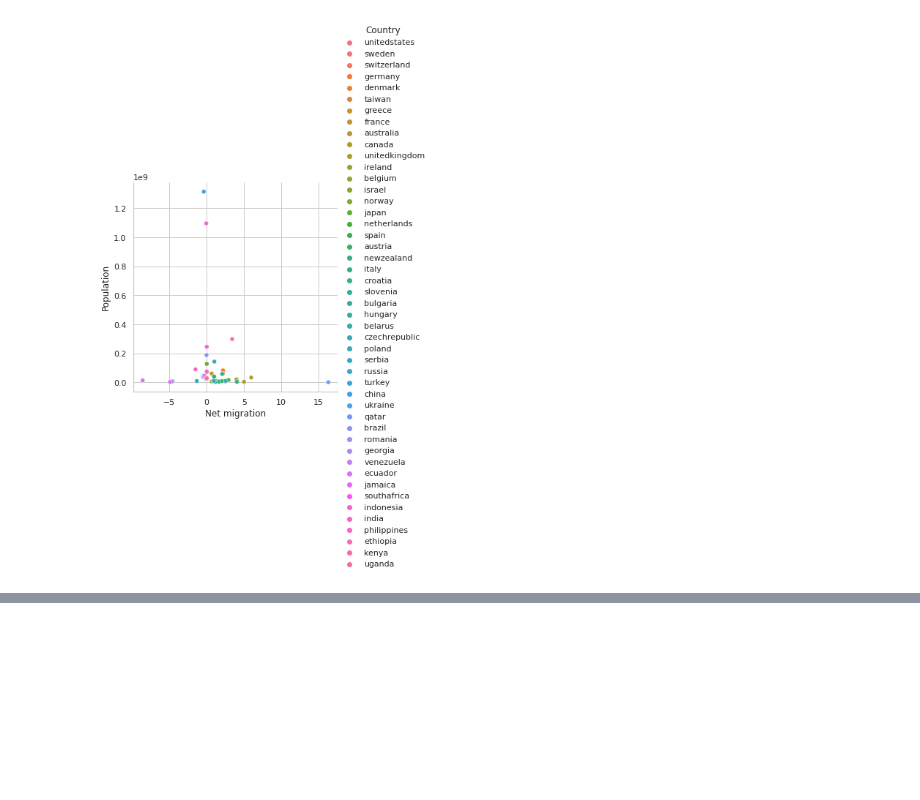
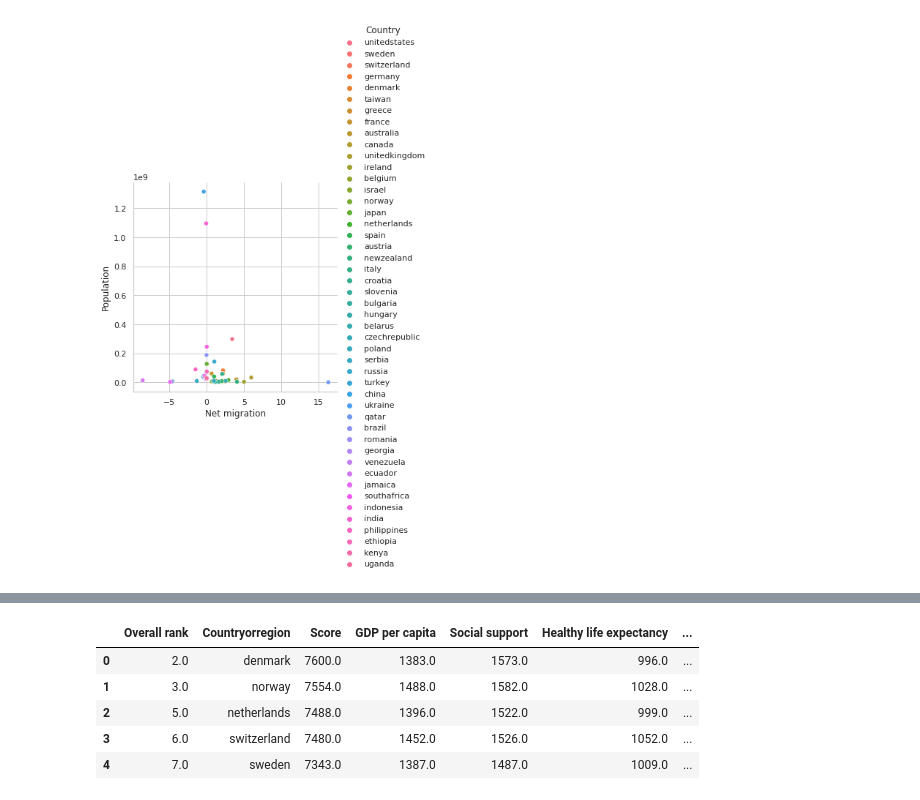
Before and after one commit to HugoVasc/DesafioCIS, a Jupyter notebook: Desafio.ipynb, the cells around one changed output, grey strips where cells are left out. Saved outputs shown, nothing was run; the diff lists cells and outputs as text; code cells hidden in the pictures; blank space fills up the shorter version.

```diff
--- a/Desafio.ipynb
+++ b/Desafio.ipynb
@@ -310,2 +328,10 @@ medOlTemp.head(10)
 # %%
-#hpns = pd.read_excel("hapiness_report.xlsx")
+hpns = pd.read_excel("hapiness_report.xlsx")
+hpns.head()
+# %% [output]
+|  | Overall rank | Countryorregion | Score | GDP per capita | Social support | Healthy life expectancy | ... |
+| 0 | 2.0 | denmark | 7600.0 | 1383.0 | 1573.0 | 996.0 | ... |
+| 1 | 3.0 | norway | 7554.0 | 1488.0 | 1582.0 | 1028.0 | ... |
+| 2 | 5.0 | netherlands | 7488.0 | 1396.0 | 1522.0 | 999.0 | ... |
+| 3 | 6.0 | switzerland | 7480.0 | 1452.0 | 1526.0 | 1052.0 | ... |
+| 4 | 7.0 | sweden | 7343.0 | 1387.0 | 1487.0 | 1009.0 | ... |
```
Also changed, not shown: parts of 15 cells of this notebook.
